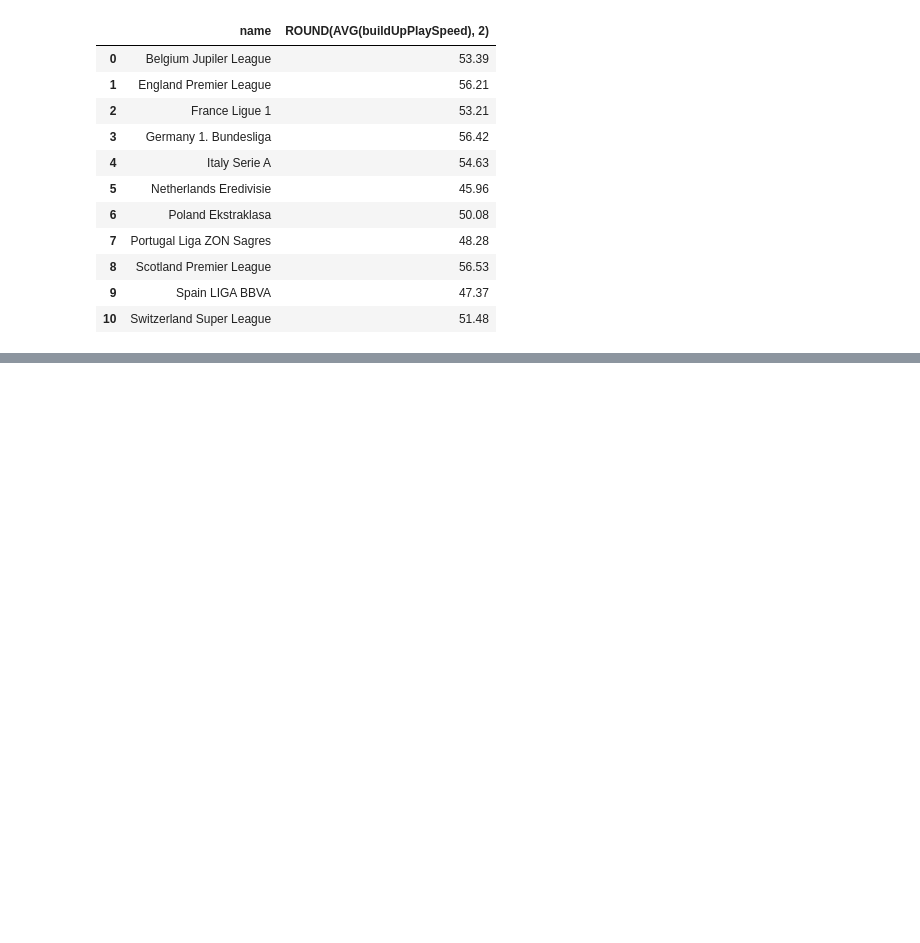
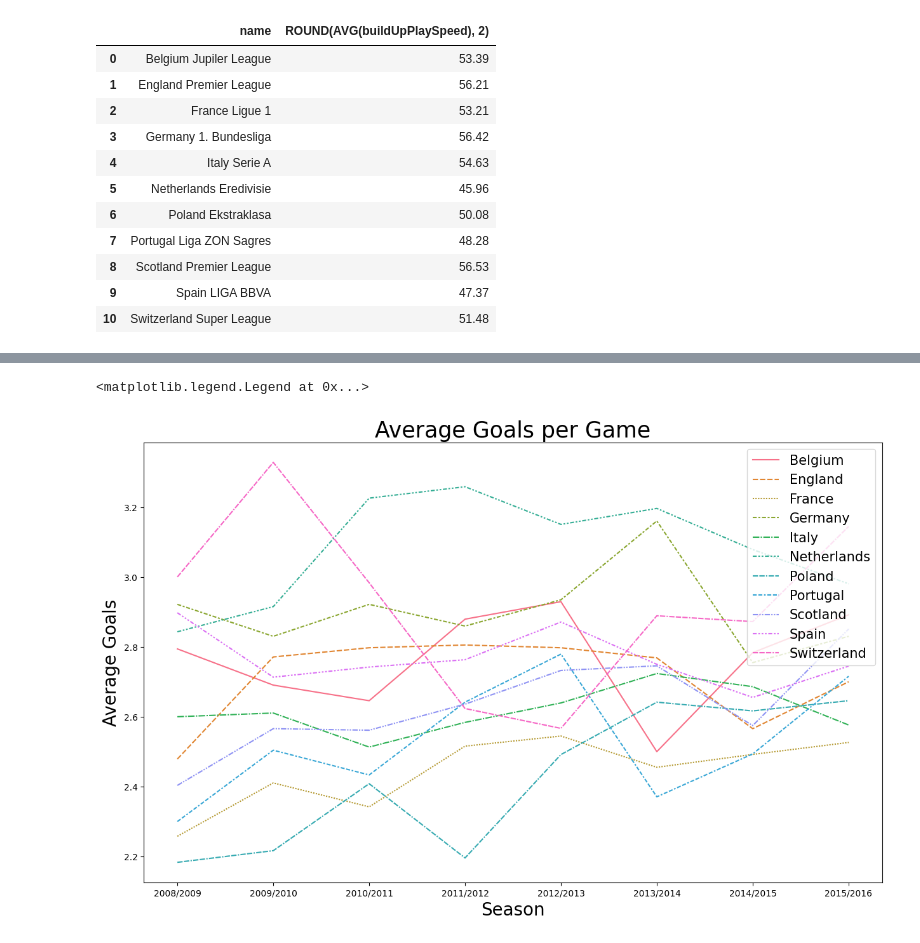
Before and after one commit to MauriceBrown/sql-football-data, a Jupyter notebook: European Football Data Analysis.ipynb, the cells around one changed output, grey strips where cells are left out. Saved outputs shown, nothing was run; the diff lists cells and outputs as text; code cells hidden in the pictures; blank space fills up the shorter version.

```diff
--- a/European Football Data Analysis.ipynb
+++ b/European Football Data Analysis.ipynb
@@ -190,0 +213,23 @@ plt.show()
+# %%
+sql = '''
+    SELECT c.name, m.season, AVG(m.home_team_goal + m.away_team_goal) AS average_goals
+    FROM Match AS m
+    JOIN country AS c
+        ON m.country_id = c.id
+    GROUP BY country_id, season;
+'''
+
+df = pd.read_sql(sql, con)
+# pivot the data to allow for plotting (rows = seasons, columns = countries)
+plot_df = df.pivot(columns=['name'], index='season', values='average_goals')
+
+plt.figure(figsize=(15, 9))
+sns.lineplot(plot_df)
+
+plt.title('Average Goals per Game', fontsize=25)
+plt.xlabel('Season', fontsize=20)
+plt.ylabel('Average Goals', fontsize=20)
+plt.legend(loc='upper right', fontsize=15)
+# %% [output]
+<matplotlib.legend.Legend at 0x...>
+[figure, added]
```
Also changed, not shown: parts of 4 cells of this notebook, 2 other files.
